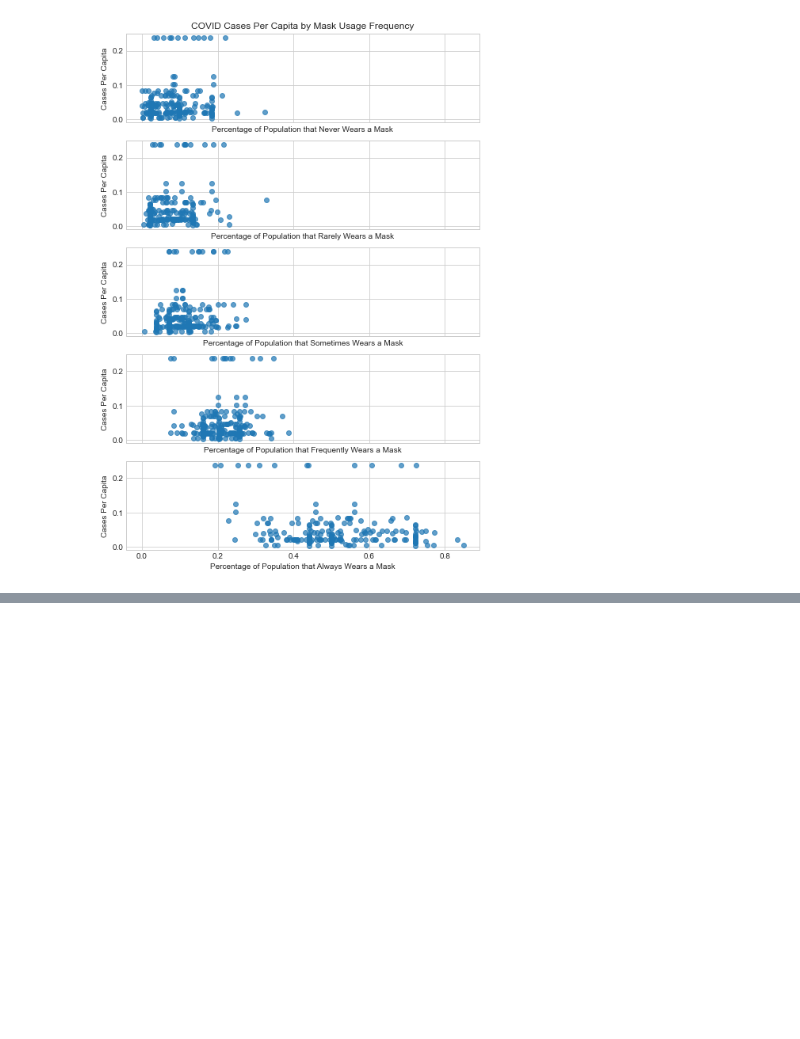
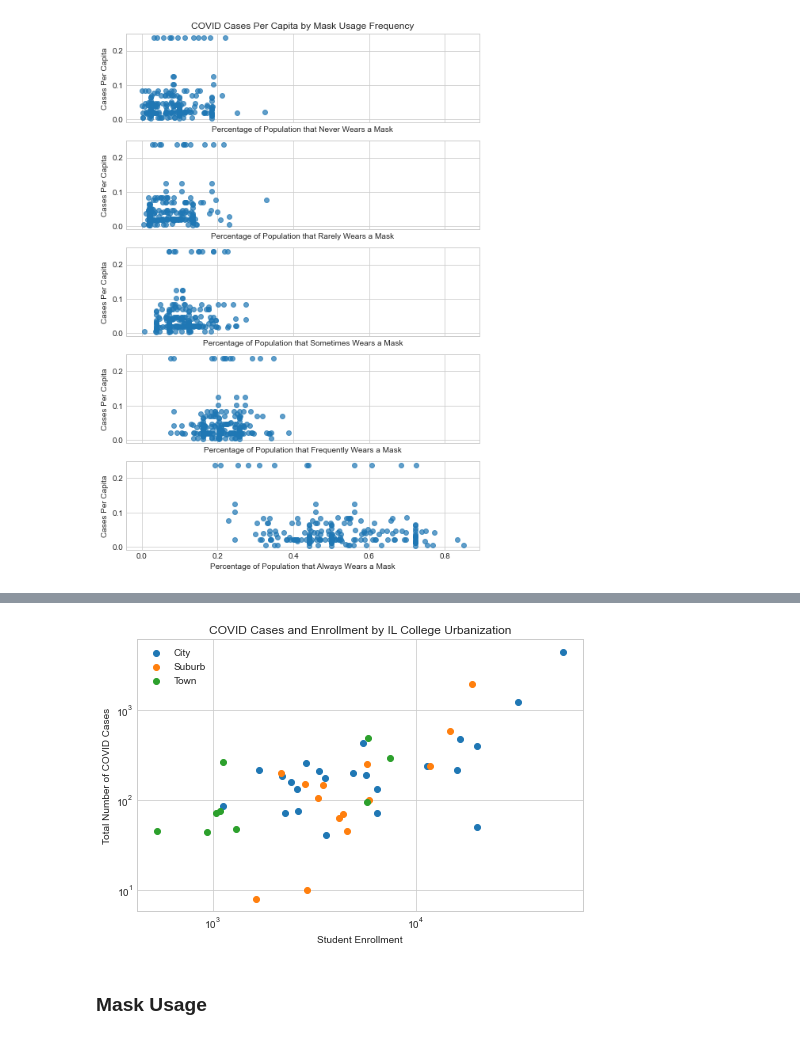
Before and after one commit to carlit-os/IL_colleges_covid, a Jupyter notebook: notebooks/cleaning.ipynb, the cells around one changed output, grey strips where cells are left out. Drawn from its saved outputs; the diff is of its cells as text; code cells hidden in the pictures; blank space fills up the shorter version.

```diff
--- a/notebooks/cleaning.ipynb
+++ b/notebooks/cleaning.ipynb
@@ -227,0 +309,50 @@ plt.show()
+# %%
+# Scatterplot of Cases by Enrollment and Urbanization
+"""
+#Add column assigning numbers to urbanization
+urbanization_mapping = {"City": 3, "Suburb": 2, "Town": 1}
+df_case_percapita["urban hash"] = df_case_percapita["Urbanization"].map(urbanization_mapping)
+plt.figure(figsize=(8,5))
+
+scatter_capita = plt.scatter(df_case_percapita["Enrollment"],
+                             df_case_percapita["cases"],
+                             marker='o',
+                             c=[i for i in df_case_percapita["urban hash"]],
+                             cmap='coolwarm',
+                             label=urbanization_mapping)
+
+
+#Set axis to log scale
+plt.xscale("log")
+plt.yscale("log")
+#label colorbar
+plt.legend()
+plt.xlabel("Enrollment")
+plt.ylabel("Cases")
+
+#cbar=plt.colorbar(scatter_capita,format=ticker.FuncFormatter())
+"""
+
+fig_scatter, ax_scatter = plt.subplots(figsize=(8, 5))
+
+# Plot scatter for each urbanization
+for urbanization in ["City", "Suburb", "Town"]:
+    df_urban = df_case_percapita[df_case_percapita["Urbanization"] == urbanization]
+    ax_scatter.scatter(df_urban["Enrollment"],
+                       df_urban["cases"],
+                       marker="o",
+                       label=urbanization)
+
+# Label plot
+ax_scatter.set_title("COVID Cases and Enrollment by IL College Urbanization")
+ax_scatter.set_xlabel("Student Enrollment")
+ax_scatter.set_ylabel("Total Number of COVID Cases")
+ax_scatter.set_xscale("log")
+ax_scatter.set_yscale("log")
+ax_scatter.legend()
+
+plt.show()
+# %% [output]
+[figure, added]
+# %% [markdown]
+### Mask Usage
```
Also changed, not shown: parts of 23 cells of this notebook, 2 other files.
